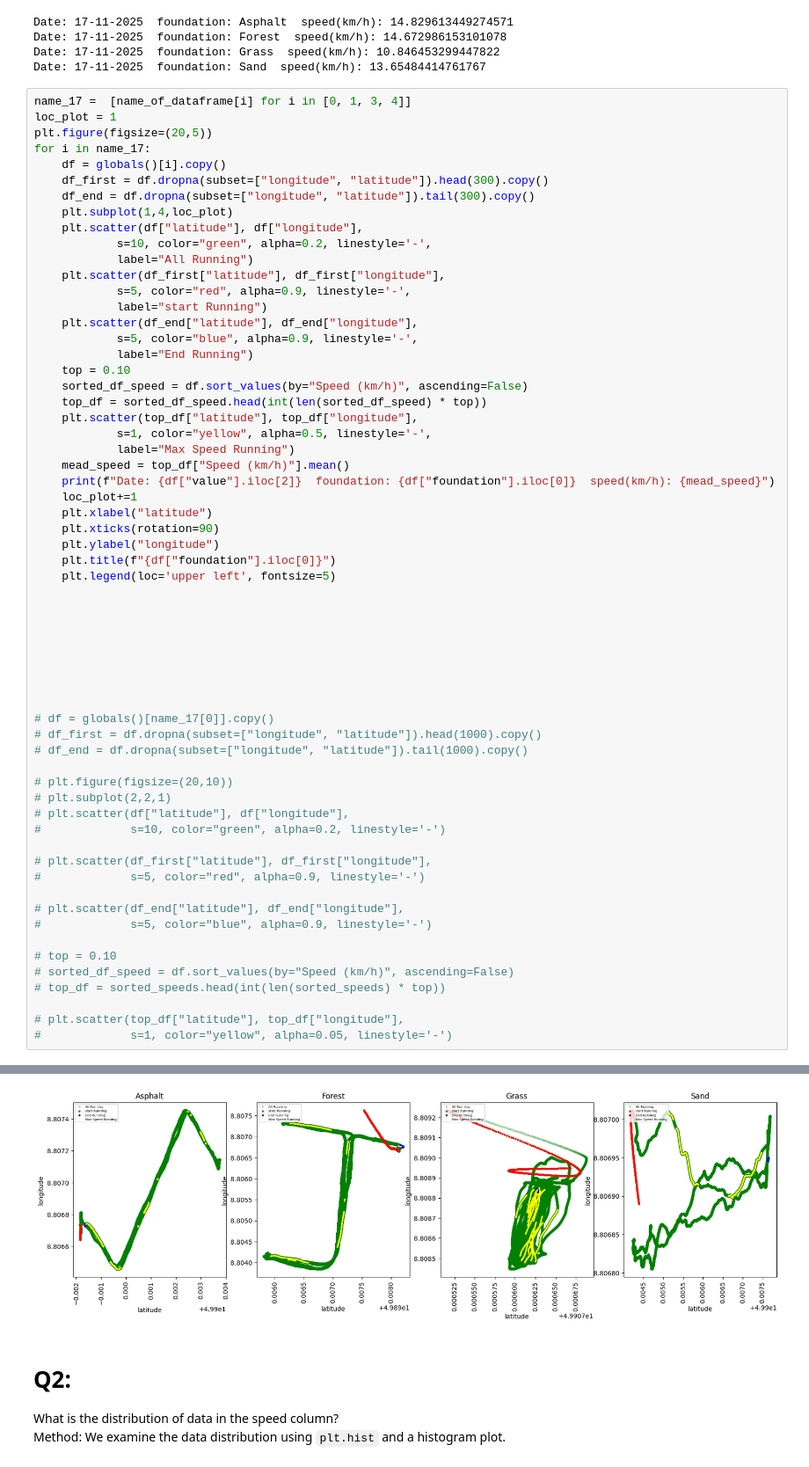
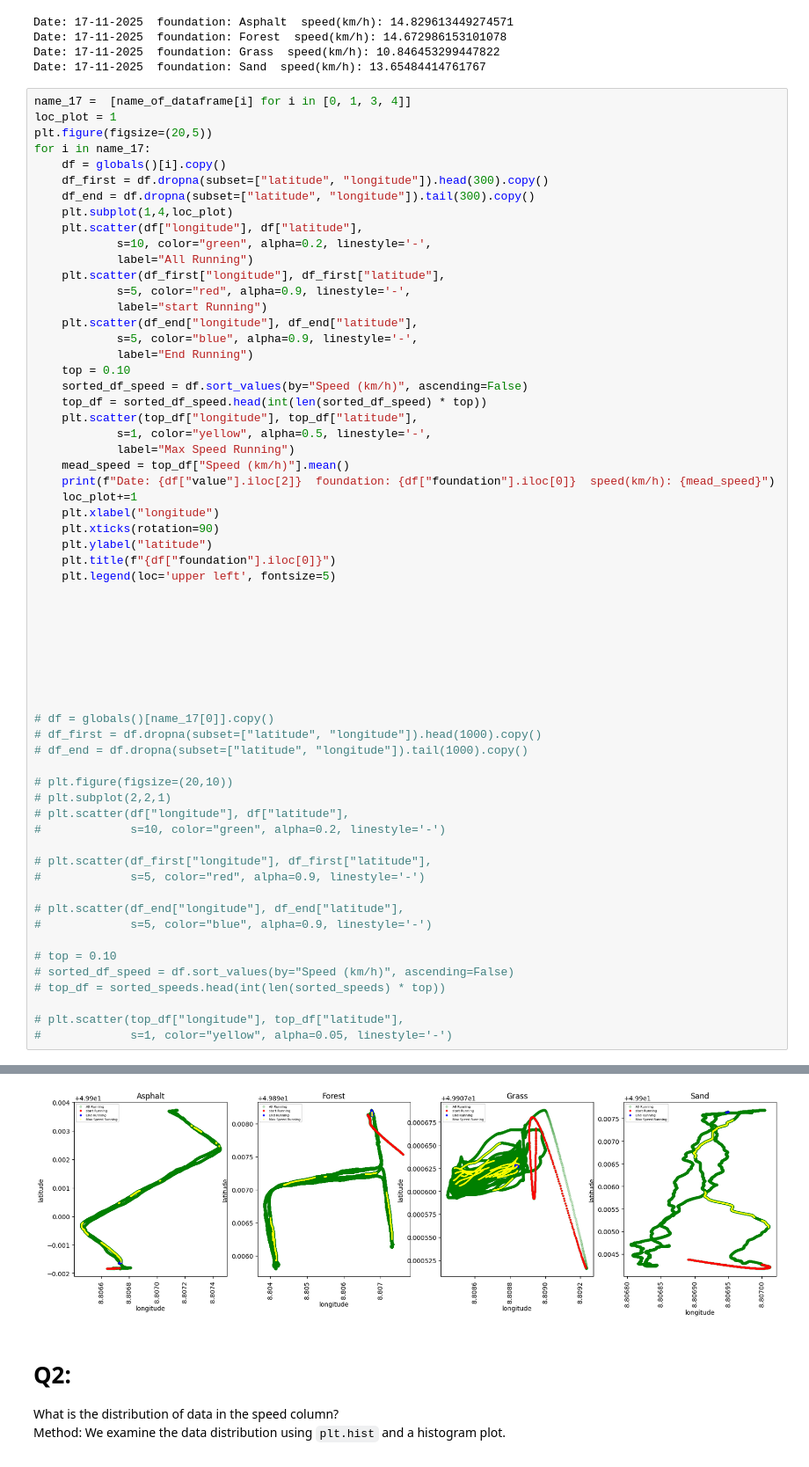
Before and after one commit to Mohsenmohebbi1993/Biomechanik, a Jupyter notebook: notebooks/3. Analysis Foot HeartRate GPX.ipynb, the cells around one changed output, grey strips where cells are left out. Shown at 88% size. Cells and saved outputs as stored; diff of their text form.

Commit message:
change x and y to y and x in location and plot

```diff
--- a/notebooks/3. Analysis Foot HeartRate GPX.ipynb
+++ b/notebooks/3. Analysis Foot HeartRate GPX.ipynb
@@ -123,67 +123,67 @@ loc_plot = 1
 plt.figure(figsize=(20,5))
 for i in name_17:
     df = globals()[i].copy()
-    df_first = df.dropna(subset=["longitude", "latitude"]).head(300).copy()
-    df_end = df.dropna(subset=["longitude", "latitude"]).tail(300).copy()
+    df_first = df.dropna(subset=["latitude", "longitude"]).head(300).copy()
+    df_end = df.dropna(subset=["latitude", "longitude"]).tail(300).copy()
     plt.subplot(1,4,loc_plot)
-    plt.scatter(df["latitude"], df["longitude"],
+    plt.scatter(df["longitude"], df["latitude"],
             s=10, color="green", alpha=0.2, linestyle='-',
             label="All Running")
-    plt.scatter(df_first["latitude"], df_first["longitude"],
+    plt.scatter(df_first["longitude"], df_first["latitude"],
             s=5, color="red", alpha=0.9, linestyle='-',
             label="start Running")
-    plt.scatter(df_end["latitude"], df_end["longitude"],
+    plt.scatter(df_end["longitude"], df_end["latitude"],
             s=5, color="blue", alpha=0.9, linestyle='-',
             label="End Running")
     top = 0.10
     sorted_df_speed = df.sort_values(by="Speed (km/h)", ascending=False)
     top_df = sorted_df_speed.head(int(len(sorted_df_speed) * top))
-    plt.scatter(top_df["latitude"], top_df["longitude"],
+    plt.scatter(top_df["longitude"], top_df["latitude"],
             s=1, color="yellow", alpha=0.5, linestyle='-',
             label="Max Speed Running")
     mead_speed = top_df["Speed (km/h)"].mean()
     print(f"Date: {df["value"].iloc[2]}  foundation: {df["foundation"].iloc[0]}  speed(km/h): {mead_speed}")
     loc_plot+=1
-    plt.xlabel("latitude")
+    plt.xlabel("longitude")
     plt.xticks(rotation=90)
-    plt.ylabel("longitude")
+    plt.ylabel("latitude")
     plt.title(f"{df["foundation"].iloc[0]}")
     plt.legend(loc='upper left', fontsize=5)
 
 
 
 
 
 
 
 
 # df = globals()[name_17[0]].copy()
-# df_first = df.dropna(subset=["longitude", "latitude"]).head(1000).copy()
-# df_end = df.dropna(subset=["longitude", "latitude"]).tail(1000).copy()
+# df_first = df.dropna(subset=["latitude", "longitude"]).head(1000).copy()
+# df_end = df.dropna(subset=["latitude", "longitude"]).tail(1000).copy()
 
 # plt.figure(figsize=(20,10))
 # plt.subplot(2,2,1)
-# plt.scatter(df["latitude"], df["longitude"],
+# plt.scatter(df["longitude"], df["latitude"],
 #             s=10, color="green", alpha=0.2, linestyle='-')
 
-# plt.scatter(df_first["latitude"], df_first["longitude"],
+# plt.scatter(df_first["longitude"], df_first["latitude"],
 #             s=5, color="red", alpha=0.9, linestyle='-')
 
-# plt.scatter(df_end["latitude"], df_end["longitude"],
+# plt.scatter(df_end["longitude"], df_end["latitude"],
 #             s=5, color="blue", alpha=0.9, linestyle='-')
 
 # top = 0.10
 # sorted_df_speed = df.sort_values(by="Speed (km/h)", ascending=False)
 # top_df = sorted_speeds.head(int(len(sorted_speeds) * top))
 
-# plt.scatter(top_df["latitude"], top_df["longitude"],
+# plt.scatter(top_df["longitude"], top_df["latitude"],
 #             s=1, color="yellow", alpha=0.05, linestyle='-')
 # %% [output]
 Date: 17-11-2025  foundation: Asphalt  speed(km/h): 14.829613449274571
 Date: 17-11-2025  foundation: Forest  speed(km/h): 14.672986153101078
 Date: 17-11-2025  foundation: Grass  speed(km/h): 10.846453299447822
 Date: 17-11-2025  foundation: Sand  speed(km/h): 13.65484414761767
-[figure, old version]
+[figure, new version]
 # %% [markdown]
 # Q2:
 What is the distribution of data in the speed column?
```
Also changed, not shown: parts of 4 cells of this notebook.
